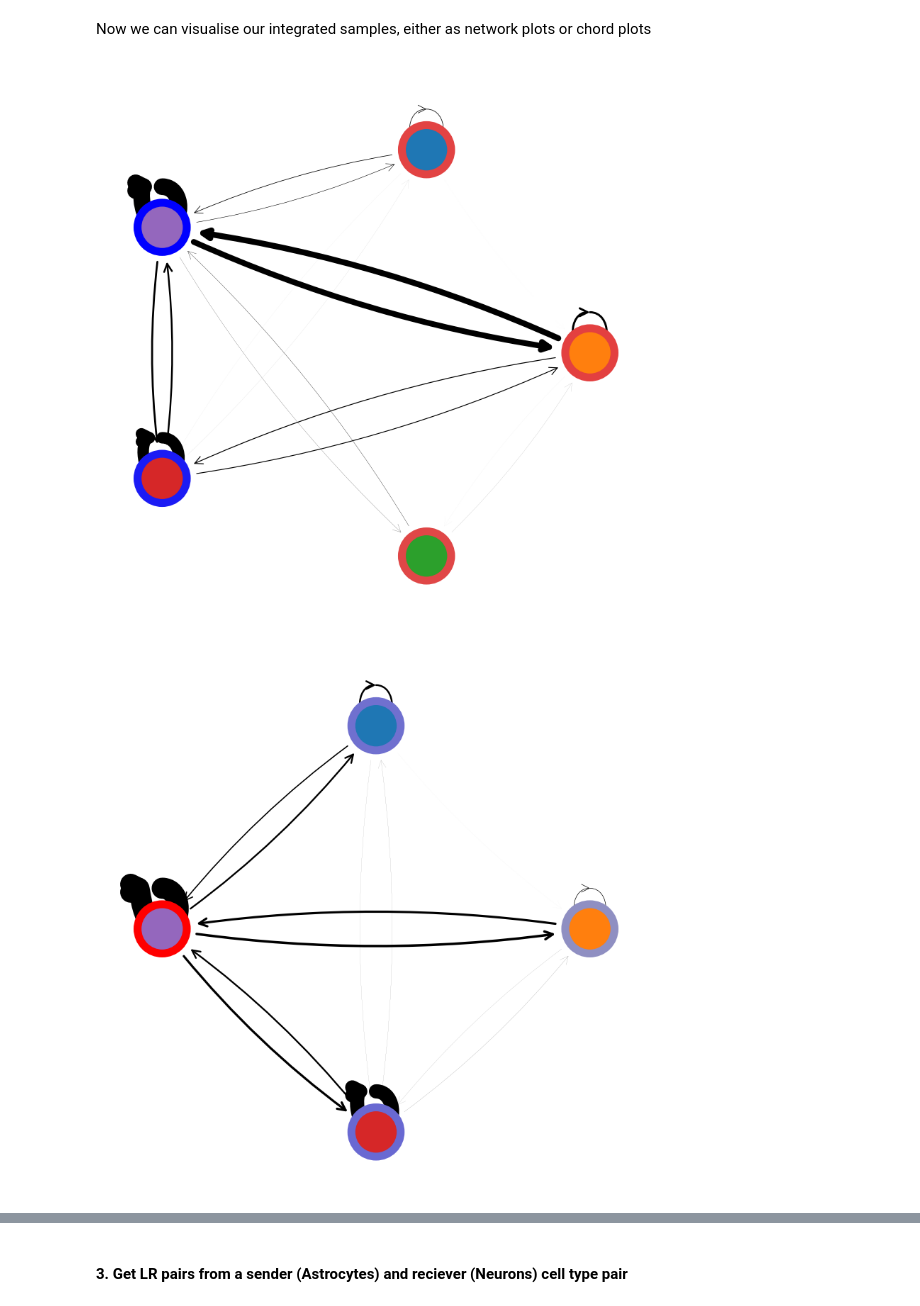
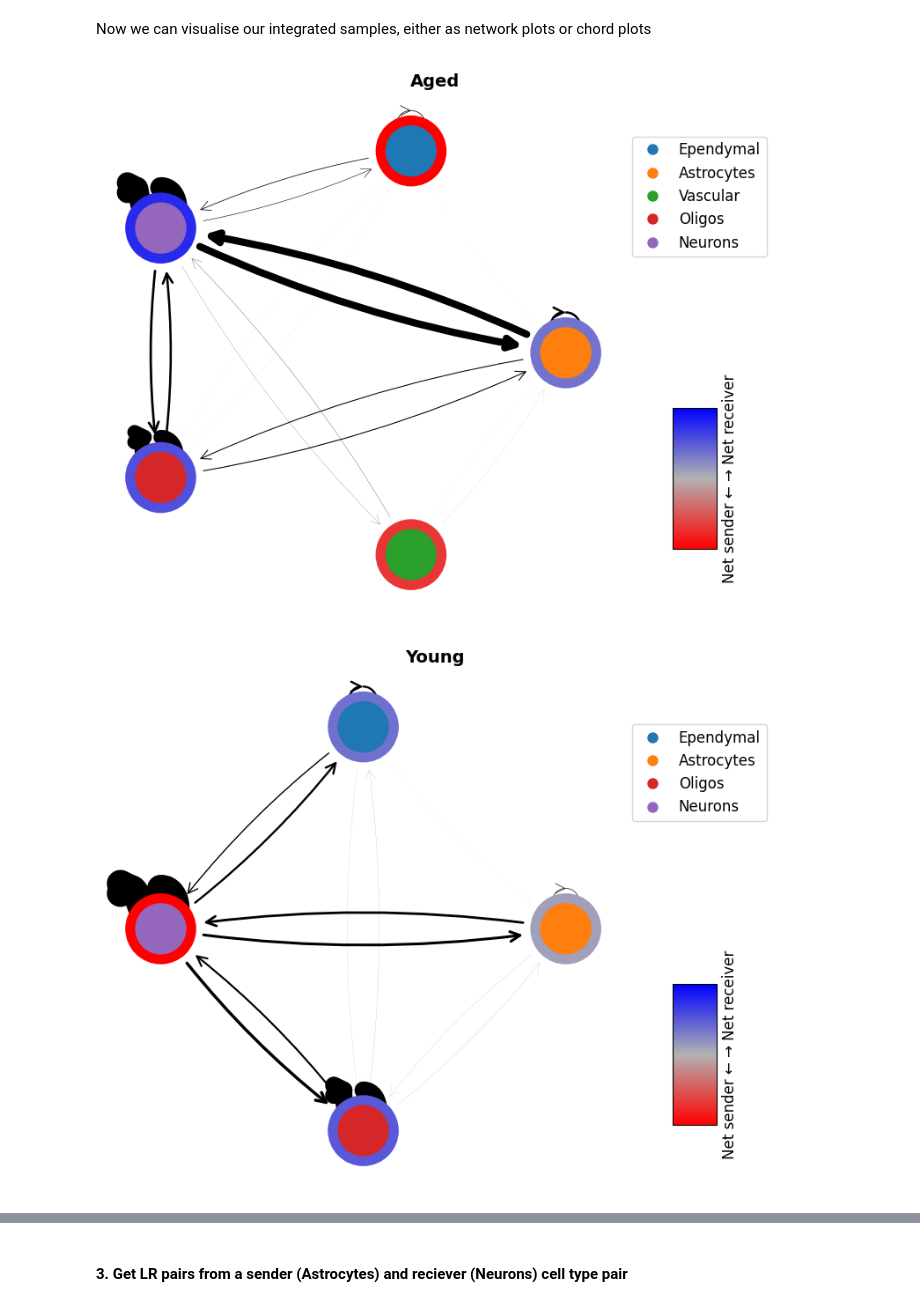
Before and after one commit to GenomicsMachineLearning/MMCCI, a Jupyter notebook: examples/brain_aging_example.ipynb, the cells around one changed output, grey strips where cells are left out. Cells and saved outputs as stored; diff of their text form; code cells hidden in the pictures.

```diff
--- a/examples/brain_aging_example.ipynb
+++ b/examples/brain_aging_example.ipynb
@@ -95,9 +120,9 @@ young_overall = mmcci.it.calculate_overall_interactions(young_integrated_filtere
-# %%
-# Network plots
-mmcci.plt.network_plot(aged_overall, node_size=2500, edge_weight=50, figsize=(8,8), node_colors=colors, show_labels=False)
-mmcci.plt.network_plot(young_overall, node_size=2500, edge_weight=50, figsize=(8,8), node_colors=colors, show_labels=False)
-# %% [output]
-[figure, removed]
-[figure, removed]
+# %%
+# Network plots
+mmcci.plt.network_plot(aged.assays['filtered']['overall'], node_colors=colors, title='Aged')
+mmcci.plt.network_plot(young.assays['filtered']['overall'], node_colors=colors, title='Young')
+# %% [output]
+[figure, added]
+[figure, added]
 # %%
 # Chord plots
```
Also changed, not shown: parts of 48 cells of this notebook, 31 other files.
